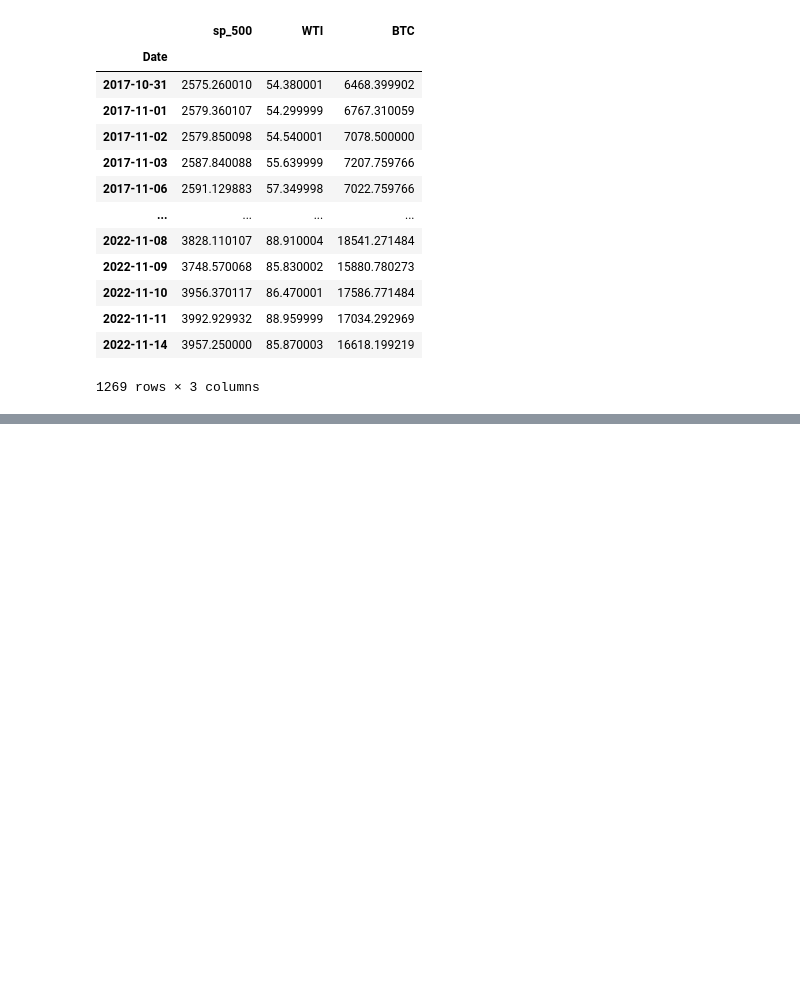
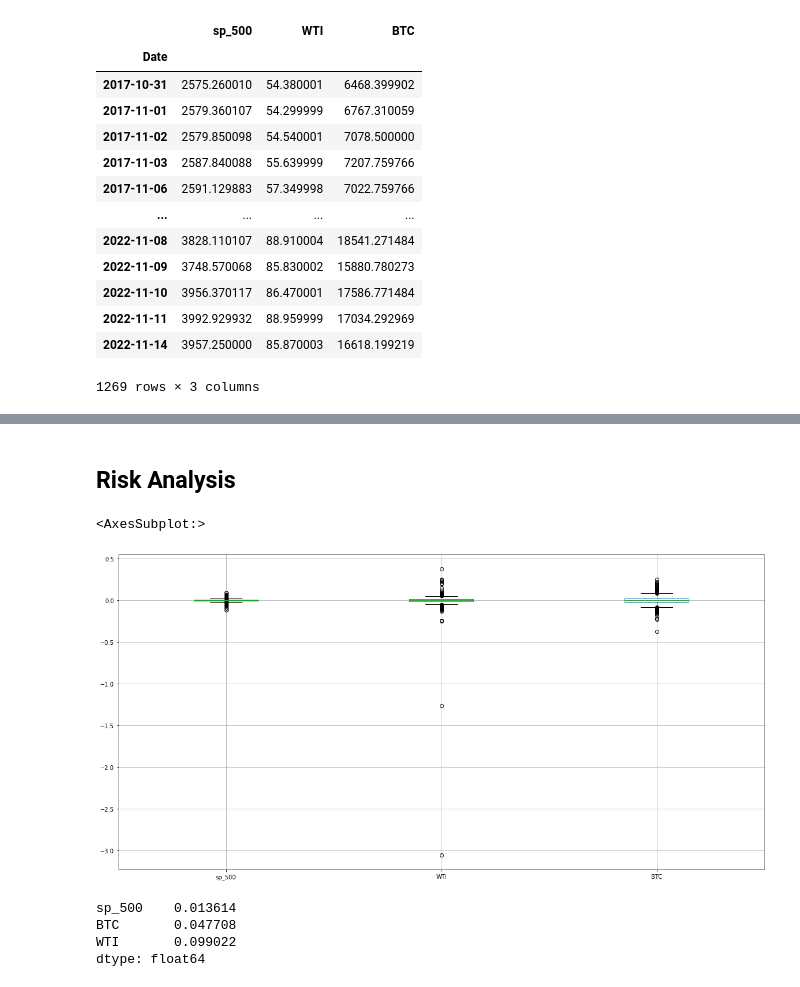
Before and after one commit to robel-codes/asset-correlation-analysis, a Jupyter notebook: data_collection.ipynb, the cells around one changed output, grey strips where cells are left out. Cells and saved outputs as stored; diff of their text form; code cells hidden in the pictures; blank space fills up the shorter version.

Commit message:
Risk analysis of assets

```diff
--- a/data_collection.ipynb
+++ b/data_collection.ipynb
@@ -417,0 +440,17 @@ plt.show
+# %% [markdown]
+## Risk Analysis
+# %%
+# Box plot to visually show risk
+p_returns.boxplot(figsize=(20,10))
+# %% [output]
+<AxesSubplot:>
+[figure, added]
+# %%
+# callculate the daily standard deviations
+assets_std = p_returns.std().sort_values()
+assets_std
+# %% [output]
+sp_500    0.013614
+BTC       0.047708
+WTI       0.099022
+dtype: float64
```
Also changed, not shown: parts of 28 cells of this notebook.
